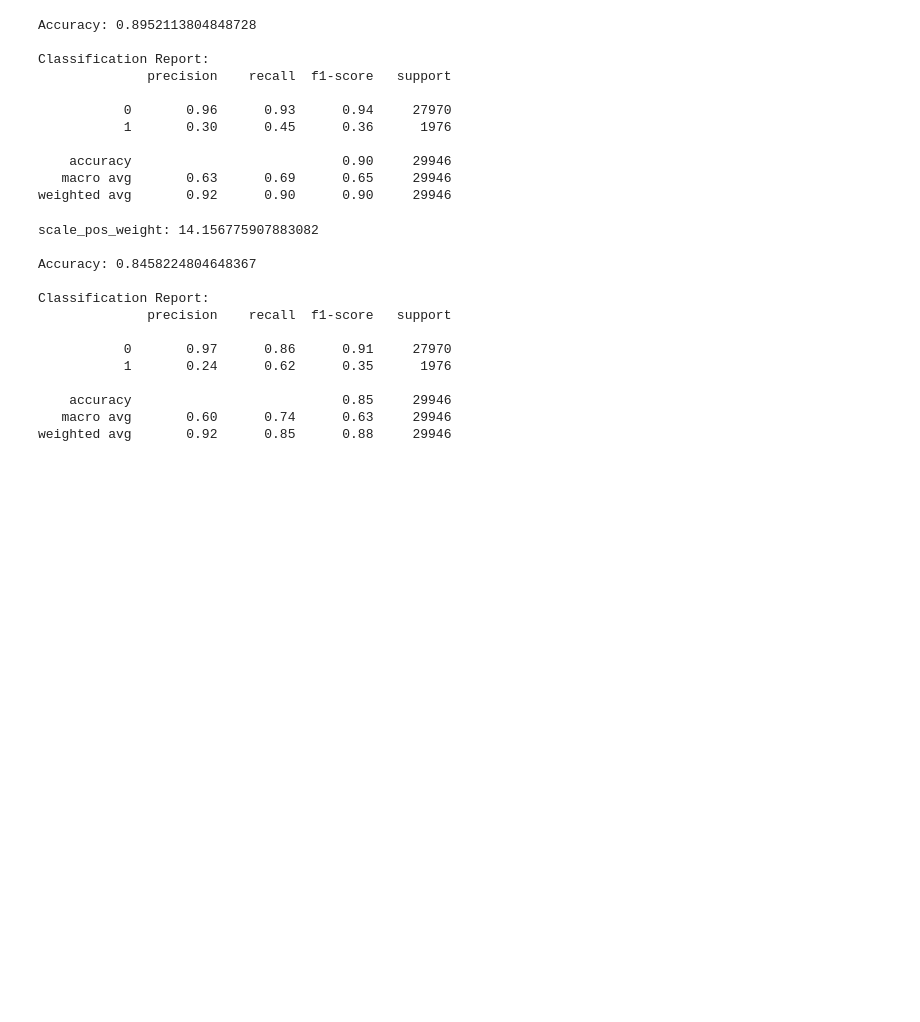
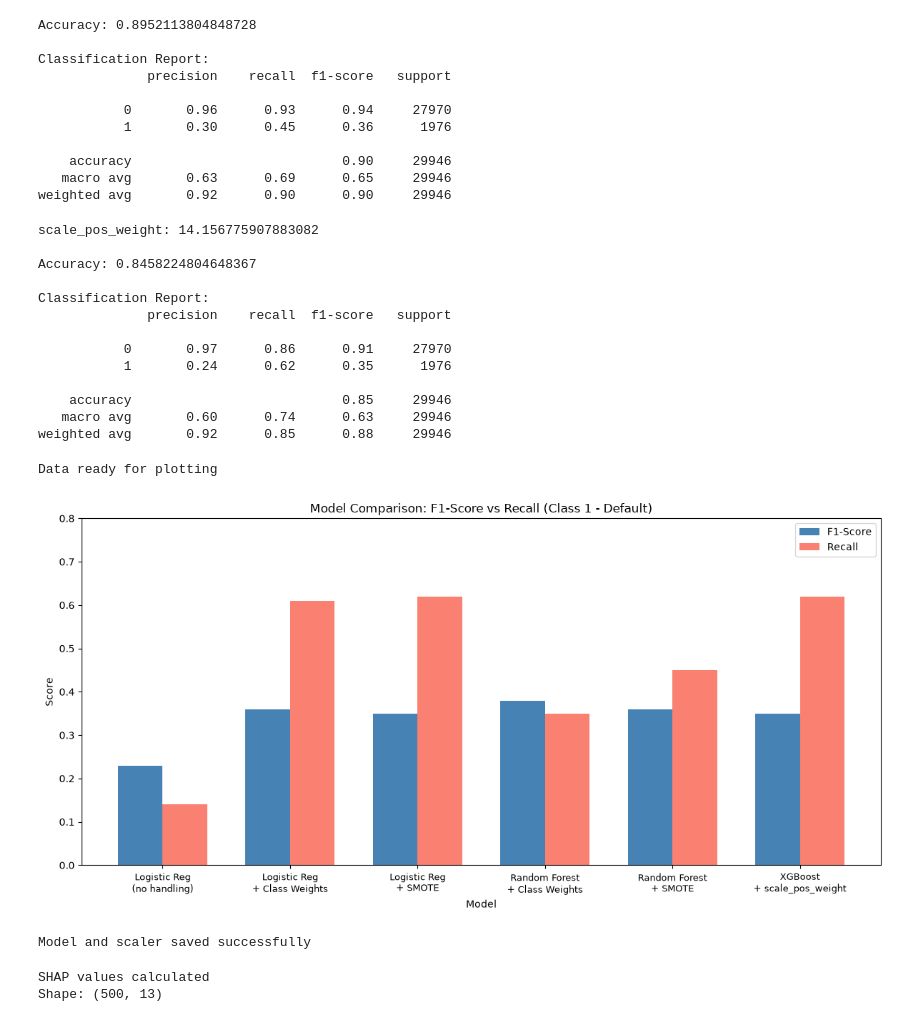
Before and after one commit to ahmed-hussein02/credit-risk-prediction, a Jupyter notebook: explore_data.ipynb, the cells around one changed output. Cells and saved outputs as stored; diff of their text form; code cells hidden in the pictures; blank space fills up the shorter version.

Commit message:
Add SHAP explainability analysis and model comparison visualization

```diff
--- a/explore_data.ipynb
+++ b/explore_data.ipynb
@@ -623,3 +623,69 @@ Classification Report:
     accuracy                           0.85     29946
    macro avg       0.60      0.74      0.63     29946
 weighted avg       0.92      0.85      0.88     29946
+# %%
+import matplotlib.pyplot as plt
+
+model_names = [
+    'Logistic Reg\n(no handling)',
+    'Logistic Reg\n+ Class Weights',
+    'Logistic Reg\n+ SMOTE',
+    'Random Forest\n+ Class Weights',
+    'Random Forest\n+ SMOTE',
+    'XGBoost\n+ scale_pos_weight'
+]
+
+f1_scores = [0.23, 0.36, 0.35, 0.38, 0.36, 0.35]
+recall_scores = [0.14, 0.61, 0.62, 0.35, 0.45, 0.62]
+
+print("Data ready for plotting")
+# %% [output]
+Data ready for plotting
+# %%
+# Create a grouped bar chart comparing F1-score and Recall across models
+x = range(len(model_names))
+width = 0.35
+
+fig, ax = plt.subplots(figsize=(12, 6))
+ax.bar([i - width/2 for i in x], f1_scores, width, label='F1-Score', color='steelblue')
+ax.bar([i + width/2 for i in x], recall_scores, width, label='Recall', color='salmon')
+
+ax.set_xlabel('Model')
+ax.set_ylabel('Score')
+ax.set_title('Model Comparison: F1-Score vs Recall (Class 1 - Default)')
+ax.set_xticks(list(x))
+ax.set_xticklabels(model_names, fontsize=9)
+ax.legend()
+ax.set_ylim(0, 0.8)
+
+plt.tight_layout()
+plt.show()
+# %% [output]
+[figure, added]
+# %%
+import joblib
+
+# Save the trained XGBoost model
+joblib.dump(xgb_model, 'xgb_model.pkl')
+
+# Save the scaler too (we'll need it later for the API)
+joblib.dump(scaler, 'scaler.pkl')
+
+print("Model and scaler saved successfully")
+# %% [output]
+Model and scaler saved successfully
+# %%
+import shap
+
+# Create SHAP explainer for the XGBoost model
+explainer = shap.TreeExplainer(xgb_model)
+
+# Calculate SHAP values for the test set (using a sample for speed)
+X_test_sample = X_test.sample(500, random_state=42)
+shap_values = explainer.shap_values(X_test_sample)
+
+print("SHAP values calculated")
+print("Shape:", shap_values.shape)
+# %% [output]
+SHAP values calculated
+Shape: (500, 13)
```
Also changed, not shown: parts of 3 cells of this notebook, 1 other file.
